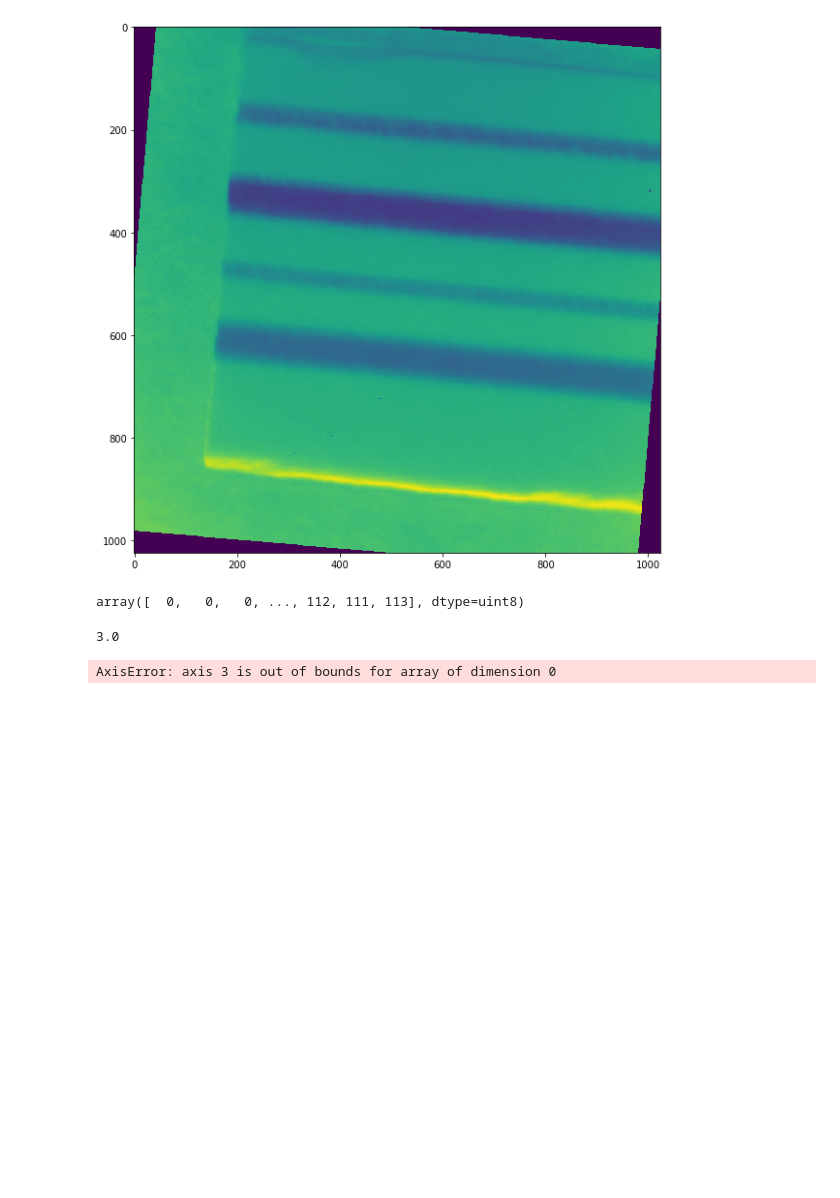
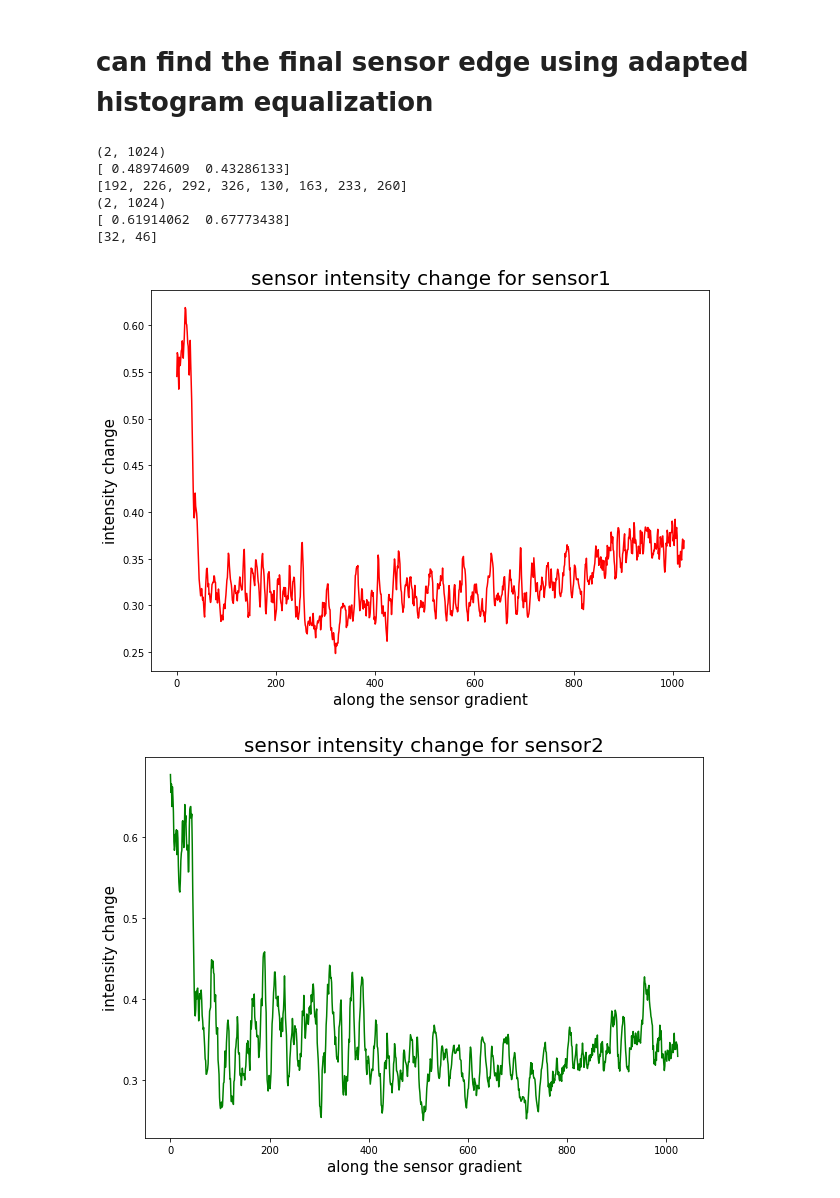
Before and after one commit to ZijianDu/Image_processing_colorimetric, a Jupyter notebook: colorimetric.ipynb, the cells around one changed output. Drawn from its saved outputs; the diff is of its cells as text; code cells hidden in the pictures; blank space fills up the shorter version.

```diff
--- a/colorimetric.ipynb
+++ b/colorimetric.ipynb
@@ -338,5 +246,0 @@ array([  0,   1,   2,   3,   4,   5,   6,   7,   8,   9,  10,  11,  12,
-# %%
-sensor = picture_channel[420:580,:]
-plt.imshow(sensor, cmap = plt.cm.gray)
-plt.show()
-sensor.shape
@@ -425,18 +247,35 @@ print(picture_channel.shape)
-# %%
-plt.figure(figsize = (10, 10))
-plt.imshow(picture_channel_rotate)
-plt.show()
-picture_channel_rotate[200, :]
-# %% [output]
-[figure, removed]
-array([  0,   0,   0, ..., 112, 111, 113], dtype=uint8)
-# %%
-a = [[1,2,3],[2,3,4],[3,4,5]]
-a = np.array(a)
-np.mean(a[0:1,2])
-# %% [output]
-3.0
-# %%
-max(2,3)
-# %% [output]
-AxisError: axis 3 is out of bounds for array of dimension 0
+# %% [markdown]
+# can find the final sensor edge using adapted histogram equalization
+# %%
+sensor_intensity = sensor.get_intensity(img_adapteq[200:600,:], edge, 100, 800)
+sensor_max, sensor_intensity, idx=sensor.get_position(sensor_intensity, 0.55)
+print(sensor_intensity.shape)
+print(edge_level)
+print(edge)
+print(sensor_intensity.shape)
+print(sensor_max)
+print(idx)
+# %% [output]
+(2, 1024)
+[ 0.48974609  0.43286133]
+[192, 226, 292, 326, 130, 163, 233, 260]
+(2, 1024)
+[ 0.61914062  0.67773438]
+[32, 46]
+# %%
+# plot the averaged sensor intensity along the direction of gradient
+plt.figure(figsize = (10,7))
+plt.plot(sensor_intensity[0,:], color = 'r')
+plt.xlabel("along the sensor gradient", fontsize=15)
+plt.ylabel("intensity change", fontsize=15)
+plt.title("sensor intensity change for sensor1", fontsize=20)
+plt.show()
+plt.figure(figsize = (10,7))
+plt.plot(sensor_intensity[1,:], color = 'green')
+plt.xlabel("along the sensor gradient", fontsize=15)
+plt.ylabel("intensity change", fontsize=15)
+plt.title("sensor intensity change for sensor2", fontsize=20)
+plt.show()
+# %% [output]
+[figure, added]
+[figure, added]
```
Also changed, not shown: parts of 33 cells of this notebook, 6 other files.
